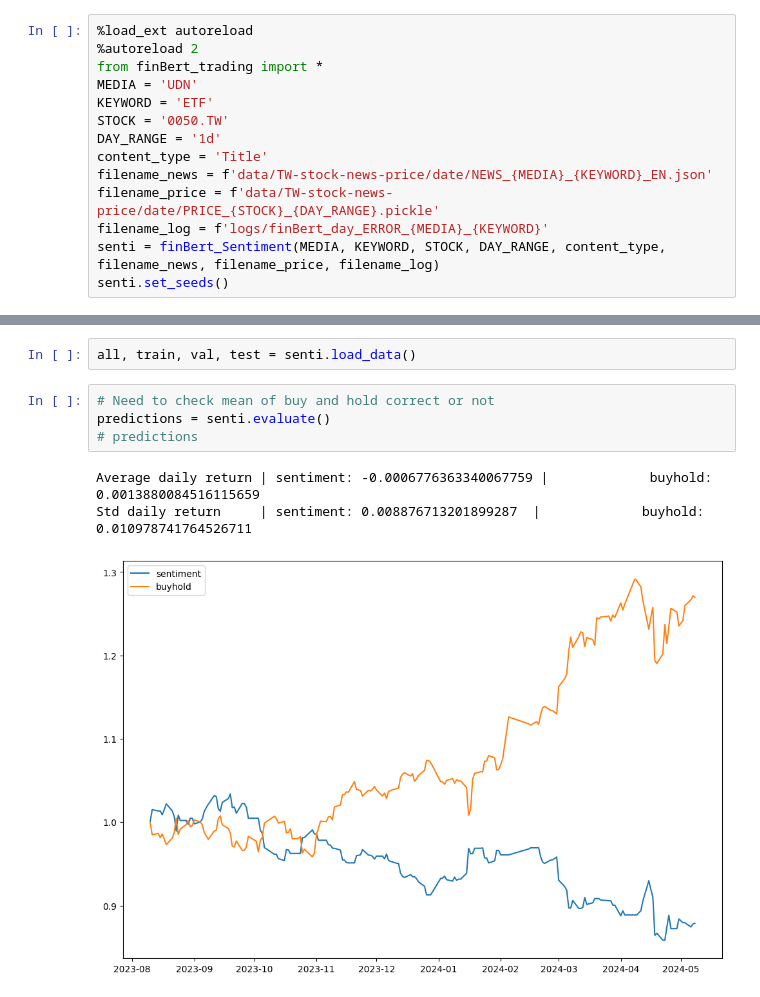
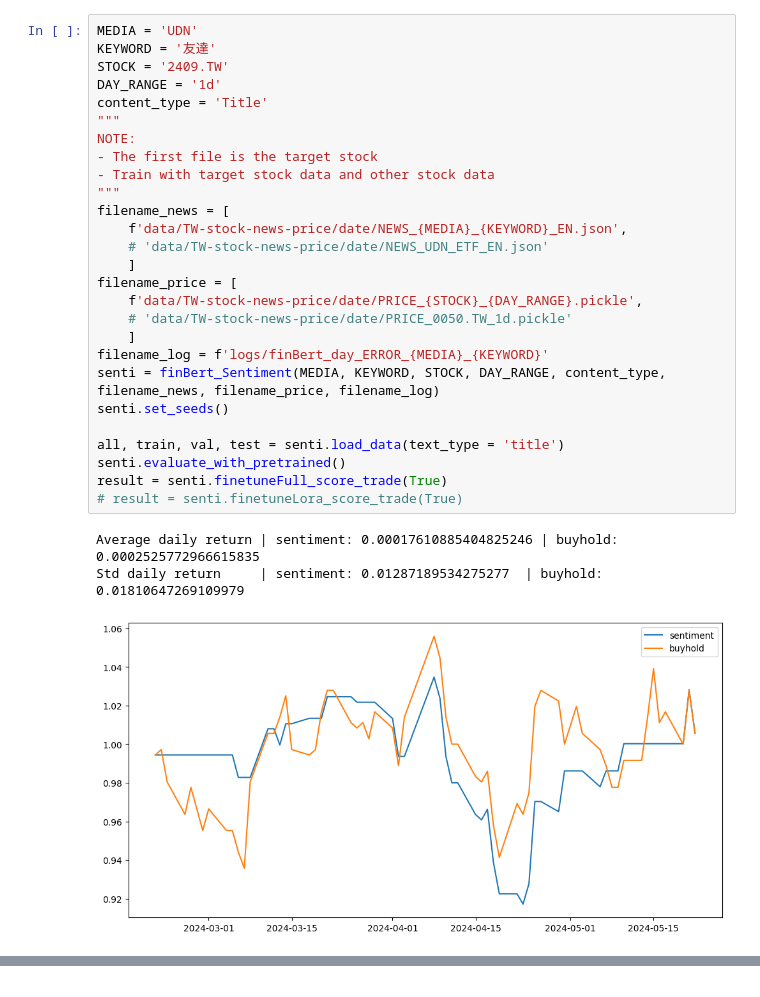
Before and after one commit to KJJHHH/Stocks, a Jupyter notebook: Sentiment/finBert-date.ipynb, the cells around one changed output, grey strips where cells are left out. Cells and saved outputs as stored; diff of their text form.

Commit message:
sentiment update with multiple keyword data to finetune

```diff
--- a/Sentiment/finBert-date.ipynb
+++ b/Sentiment/finBert-date.ipynb
@@ -1,14 +24,31 @@
 # %%
-%load_ext autoreload
-%autoreload 2
-from finBert_trading import *
 MEDIA = 'UDN'
-KEYWORD = 'ETF'
-STOCK = '0050.TW'
+KEYWORD = '友達'
+STOCK = '2409.TW'
 DAY_RANGE = '1d'
 content_type = 'Title'
-filename_news = f'data/TW-stock-news-price/date/NEWS_{MEDIA}_{KEYWORD}_EN.json'
-filename_price = f'data/TW-stock-news-price/date/PRICE_{STOCK}_{DAY_RANGE}.pickle'
+"""
+NOTE:
+- The first file is the target stock
+- Train with target stock data and other stock data
+"""
+filename_news = [
+    f'data/TW-stock-news-price/date/NEWS_{MEDIA}_{KEYWORD}_EN.json',
+    # 'data/TW-stock-news-price/date/NEWS_UDN_ETF_EN.json'
+    ]
+filename_price = [
+    f'data/TW-stock-news-price/date/PRICE_{STOCK}_{DAY_RANGE}.pickle',
+    # 'data/TW-stock-news-price/date/PRICE_0050.TW_1d.pickle'
+    ]
 filename_log = f'logs/finBert_day_ERROR_{MEDIA}_{KEYWORD}'
 senti = finBert_Sentiment(MEDIA, KEYWORD, STOCK, DAY_RANGE, content_type, filename_news, filename_price, filename_log)
 senti.set_seeds()
+
+all, train, val, test = senti.load_data(text_type = 'title')
+senti.evaluate_with_pretrained()
+result = senti.finetuneFull_score_trade(True)
+# result = senti.finetuneLora_score_trade(True)
+# %% [output]
+Average daily return | sentiment: 0.00017610885404825246 | buyhold: 0.0002525772966615835
+Std daily return     | sentiment: 0.01287189534275277  | buyhold: 0.01810647269109979
+[figure, added]
@@ -15,10 +69,0 @@ senti.set_seeds()
-# %%
-all, train, val, test = senti.load_data()
-# %%
-# Need to check mean of buy and hold correct or not
-predictions = senti.evaluate()
-# predictions
-# %% [output]
-Average daily return | sentiment: -0.0006776363340067759 |             buyhold: 0.0013880084516115659
-Std daily return     | sentiment: 0.008876713201899287  |             buyhold: 0.010978741764526711
-[figure, removed]
```
Also changed, not shown: parts of 9 cells of this notebook, 2 other files.
